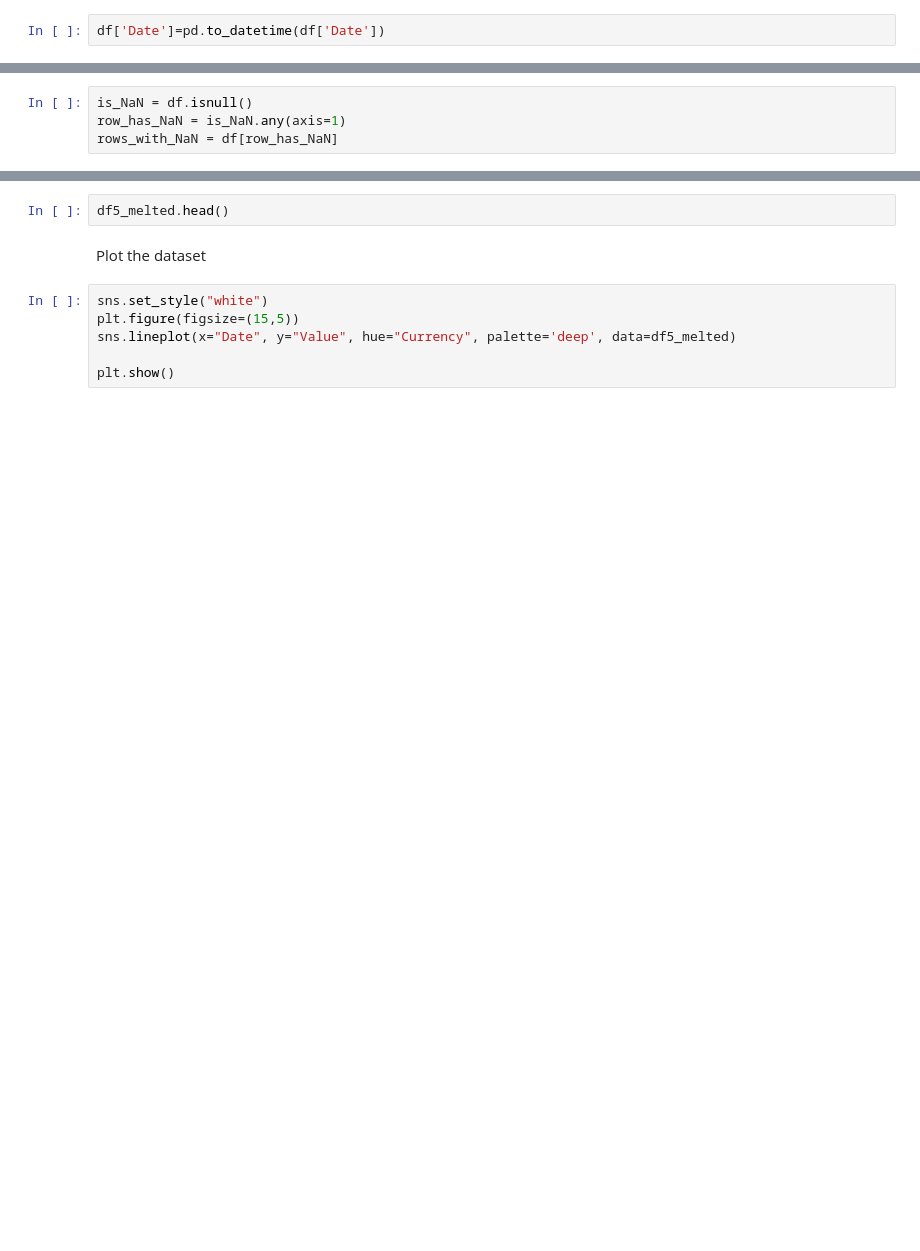
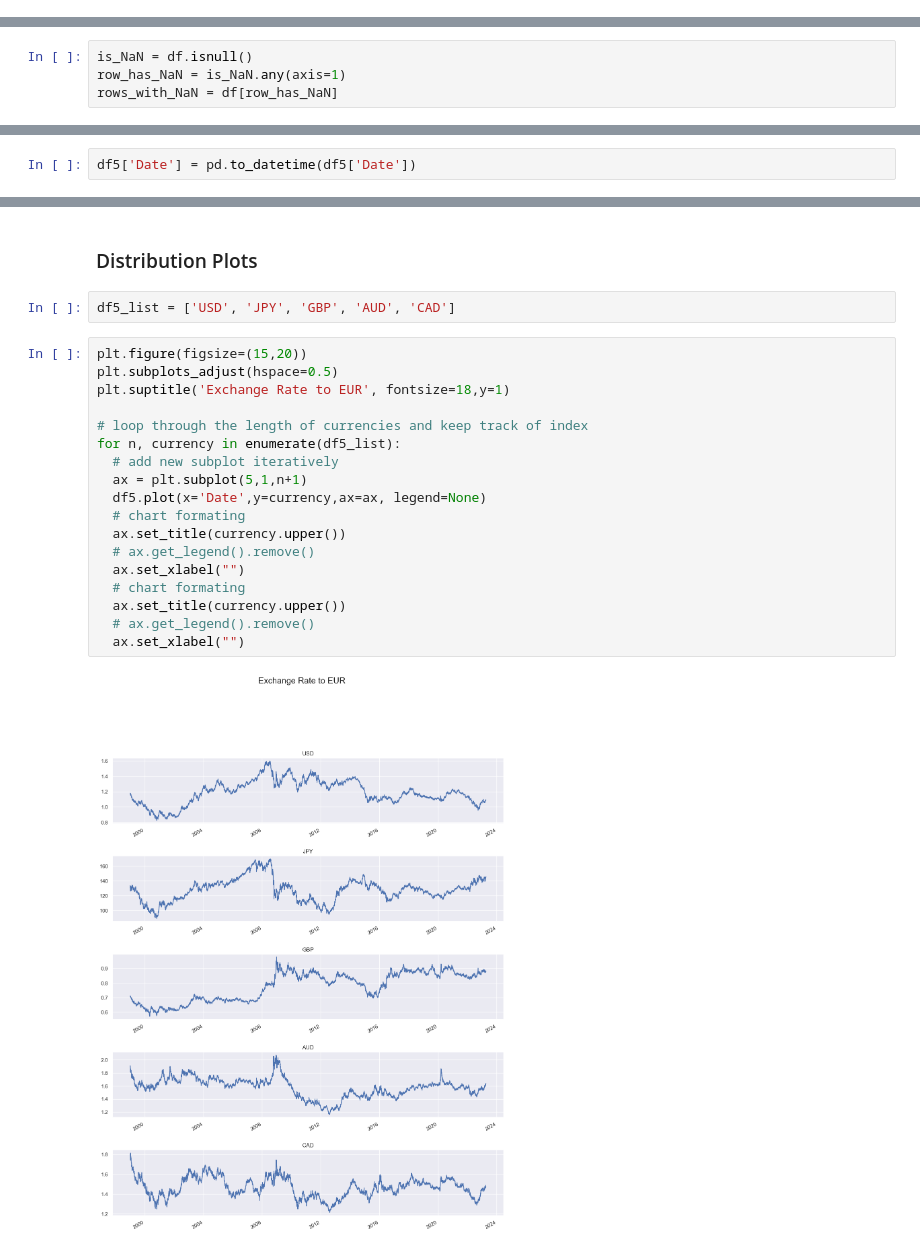
Before and after one commit to Eun-Young-lee/exchange-rate-prediction, a Jupyter notebook: Exchange-rate-prediction.ipynb, the cells around one changed output, grey strips where cells are left out. Saved outputs shown, nothing was run; the diff lists cells and outputs as text; blank space fills up the shorter version.

Commit message:
distribution

```diff
--- a/Exchange-rate-prediction.ipynb
+++ b/Exchange-rate-prediction.ipynb
@@ -29,2 +26,0 @@ Change Date column data to date_time
-# %%
-df['Date']=pd.to_datetime(df['Date'])
@@ -54 +105,3 @@ df5.head()
+# %%
+df5['Date'] = pd.to_datetime(df5['Date'])
 # %%
@@ -63,10 +117,24 @@ df5_melted=df5.melt(id_vars=["Date"],
-# %%
-df5_melted.head()
-# %% [markdown]
-Plot the dataset
-# %%
-sns.set_style("white")
-plt.figure(figsize=(15,5))
-sns.lineplot(x="Date", y="Value", hue="Currency", palette='deep', data=df5_melted)
-
-plt.show()
+# %% [markdown]
+### Distribution Plots
+# %%
+df5_list = ['USD', 'JPY', 'GBP', 'AUD', 'CAD']
+# %%
+plt.figure(figsize=(15,20))
+plt.subplots_adjust(hspace=0.5)
+plt.suptitle('Exchange Rate to EUR', fontsize=18,y=1)
+
+# loop through the length of currencies and keep track of index
+for n, currency in enumerate(df5_list):
+  # add new subplot iteratively
+  ax = plt.subplot(5,1,n+1)
+  df5.plot(x='Date',y=currency,ax=ax, legend=None)
+  # chart formating
+  ax.set_title(currency.upper())
+  # ax.get_legend().remove()
+  ax.set_xlabel("")
+  # chart formating
+  ax.set_title(currency.upper())
+  # ax.get_legend().remove()
+  ax.set_xlabel("")
+# %% [output]
+[figure, added]
```
Also changed, not shown: parts of 34 cells of this notebook.
